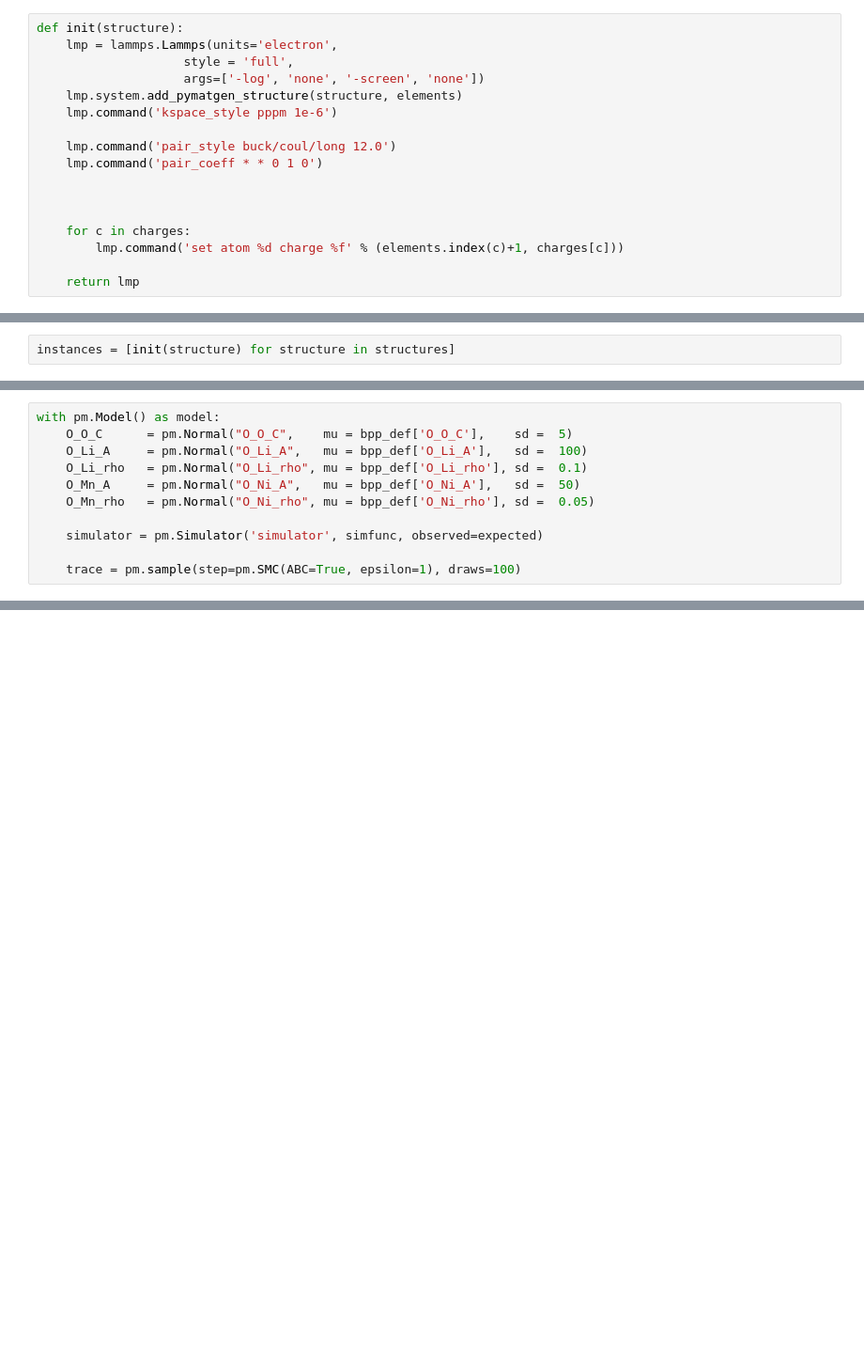
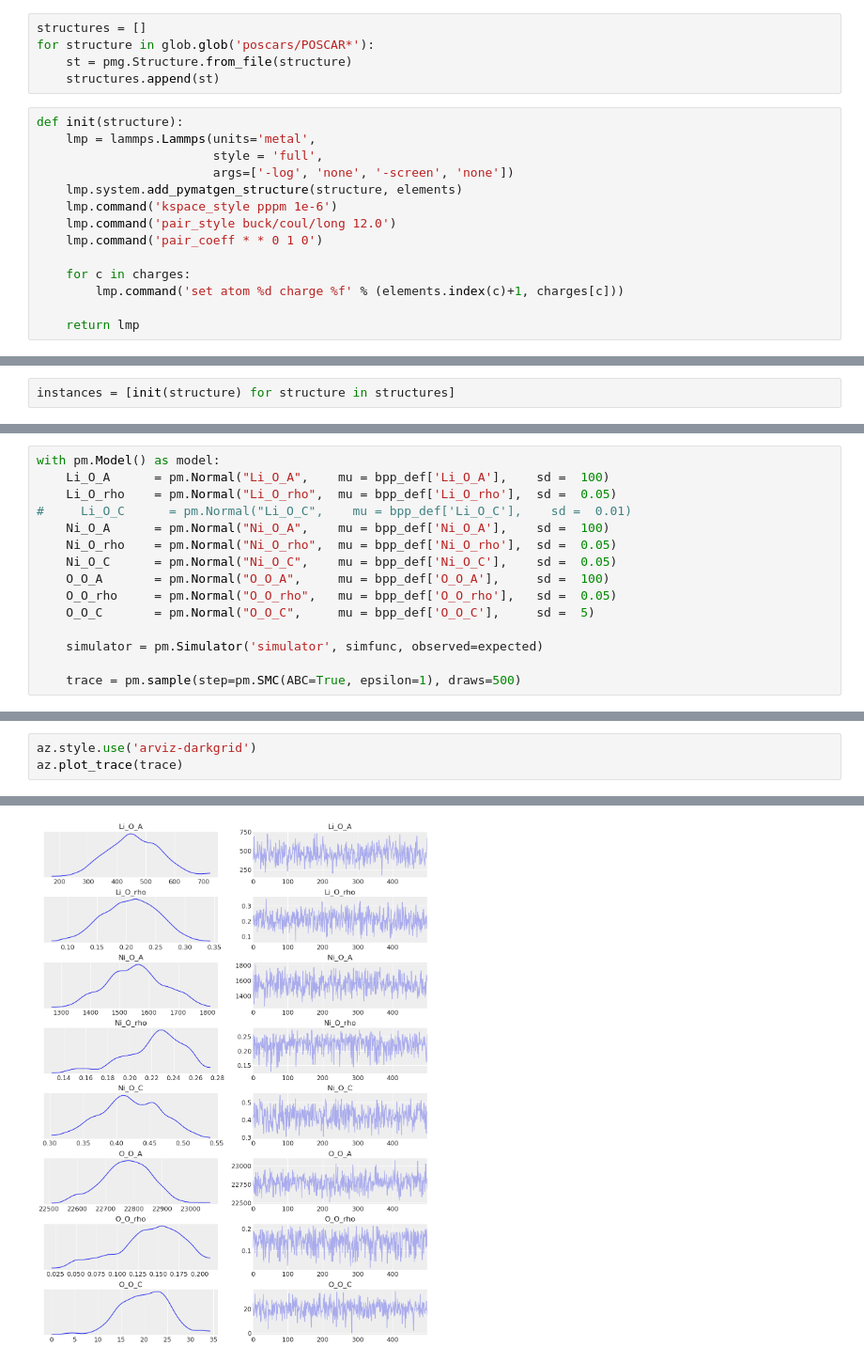
Before and after one commit to LMMorgan/PopOff, a Jupyter notebook: multiStructureNoForces.ipynb, the cells around one changed output, grey strips where cells are left out. Shown at 94% size. Saved outputs shown, nothing was run; the diff lists cells and outputs as text; blank space fills up the shorter version.

Commit message:
add multistructures and undate poscars

```diff
--- a/multiStructureNoForces.ipynb
+++ b/multiStructureNoForces.ipynb
@@ -49,15 +40,17 @@ for structure in glob.glob('POSCAR*'):
+# %%
+structures = []
+for structure in glob.glob('poscars/POSCAR*'):
+    st = pmg.Structure.from_file(structure)
+    structures.append(st)
 # %%
 def init(structure):
-    lmp = lammps.Lammps(units='electron',
-                    style = 'full',
-                    args=['-log', 'none', '-screen', 'none'])
+    lmp = lammps.Lammps(units='metal',
+                        style = 'full',
+                        args=['-log', 'none', '-screen', 'none'])
     lmp.system.add_pymatgen_structure(structure, elements)
     lmp.command('kspace_style pppm 1e-6')
-
     lmp.command('pair_style buck/coul/long 12.0')
     lmp.command('pair_coeff * * 0 1 0')
-
-
 
     for c in charges:
         lmp.command('set atom %d charge %f' % (elements.index(c)+1, charges[c]))
@@ -104,11 +92,15 @@ IndexError: list index out of range
-# %%
-with pm.Model() as model:
-    O_O_C      = pm.Normal("O_O_C",    mu = bpp_def['O_O_C'],    sd =  5)
-    O_Li_A     = pm.Normal("O_Li_A",   mu = bpp_def['O_Li_A'],   sd =  100)
-    O_Li_rho   = pm.Normal("O_Li_rho", mu = bpp_def['O_Li_rho'], sd =  0.1)
-    O_Mn_A     = pm.Normal("O_Ni_A",   mu = bpp_def['O_Ni_A'],   sd =  50)
-    O_Mn_rho   = pm.Normal("O_Ni_rho", mu = bpp_def['O_Ni_rho'], sd =  0.05)
-
-    simulator = pm.Simulator('simulator', simfunc, observed=expected)
-
-    trace = pm.sample(step=pm.SMC(ABC=True, epsilon=1), draws=100)
+# %%
+with pm.Model() as model:
+    Li_O_A      = pm.Normal("Li_O_A",    mu = bpp_def['Li_O_A'],    sd =  100)
+    Li_O_rho    = pm.Normal("Li_O_rho",  mu = bpp_def['Li_O_rho'],  sd =  0.05)
+#     Li_O_C      = pm.Normal("Li_O_C",    mu = bpp_def['Li_O_C'],    sd =  0.01)
+    Ni_O_A      = pm.Normal("Ni_O_A",    mu = bpp_def['Ni_O_A'],    sd =  100)
+    Ni_O_rho    = pm.Normal("Ni_O_rho",  mu = bpp_def['Ni_O_rho'],  sd =  0.05)
+    Ni_O_C      = pm.Normal("Ni_O_C",    mu = bpp_def['Ni_O_C'],    sd =  0.05)
+    O_O_A       = pm.Normal("O_O_A",     mu = bpp_def['O_O_A'],     sd =  100)
+    O_O_rho     = pm.Normal("O_O_rho",   mu = bpp_def['O_O_rho'],   sd =  0.05)
+    O_O_C       = pm.Normal("O_O_C",     mu = bpp_def['O_O_C'],     sd =  5)
+
+    simulator = pm.Simulator('simulator', simfunc, observed=expected)
+
+    trace = pm.sample(step=pm.SMC(ABC=True, epsilon=1), draws=500)
@@ -114,0 +112,4 @@ with pm.Model() as model:
+# %%
+az.style.use('arviz-darkgrid')
+az.plot_trace(trace)
+# %% [output]
@@ -114,0 +133 @@ with pm.Model() as model:
+[figure, added]
```
Also changed, not shown: parts of 7 cells of this notebook, 9 other files.
